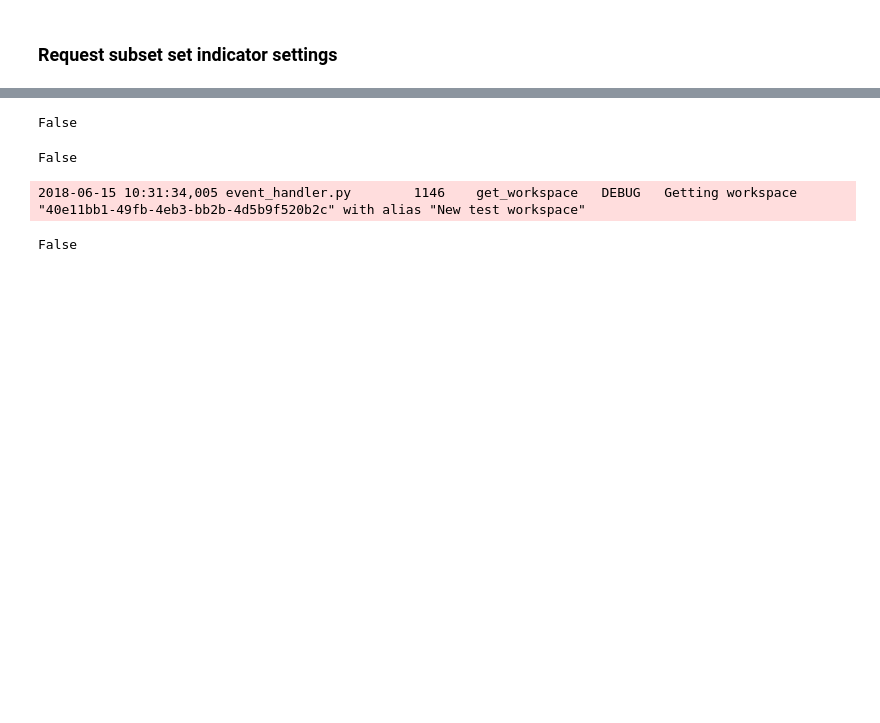
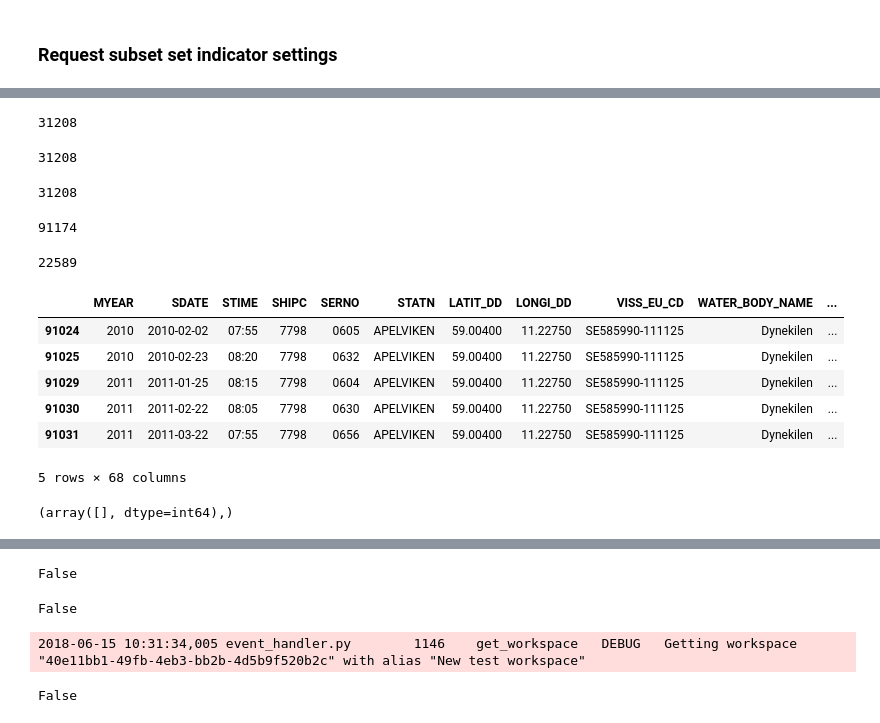
Before and after one commit to ekostat/ekostat_calculator, a Jupyter notebook: notebooks/mw_requests.ipynb, the cells around one changed output, grey strips where cells are left out. Cells and saved outputs as stored; diff of their text form; code cells hidden in the pictures; blank space fills up the shorter version.

```diff
--- a/notebooks/mw_requests.ipynb
+++ b/notebooks/mw_requests.ipynb
@@ -481,0 +750,34 @@ f = ekos.settings_data_filter_object
+# %%
+len(df.loc[b, 'MYEAR'])
+# %% [output]
+31208
+# %%
+len(d1)
+# %% [output]
+31208
+# %%
+len(np.where(b)[0])
+# %% [output]
+31208
+# %%
+len(b)
+# %% [output]
+91174
+# %%
+len(dff)
+# %% [output]
+22589
+# %%
+dff.tail()
+# %% [output]
+|  | MYEAR | SDATE | STIME | SHIPC | SERNO | STATN | LATIT_DD | LONGI_DD | VISS_EU_CD | WATER_BODY_NAME | ... |
+| 91024 | 2010 | 2010-02-02 | 07:55 | 7798 | 0605 | APELVIKEN | 59.00400 | 11.22750 | SE585990-111125 | Dynekilen | ... |
+| 91025 | 2010 | 2010-02-23 | 08:20 | 7798 | 0632 | APELVIKEN | 59.00400 | 11.22750 | SE585990-111125 | Dynekilen | ... |
+| 91029 | 2011 | 2011-01-25 | 08:15 | 7798 | 0604 | APELVIKEN | 59.00400 | 11.22750 | SE585990-111125 | Dynekilen | ... |
+| 91030 | 2011 | 2011-02-22 | 08:05 | 7798 | 0630 | APELVIKEN | 59.00400 | 11.22750 | SE585990-111125 | Dynekilen | ... |
+| 91031 | 2011 | 2011-03-22 | 07:55 | 7798 | 0656 | APELVIKEN | 59.00400 | 11.22750 | SE585990-111125 | Dynekilen | ... |
+5 rows × 68 columns
+# %%
+np.where(b)
+# %% [output]
+(array([], dtype=int64),)
```
Also changed, not shown: parts of 40 cells of this notebook, 26 other files.
